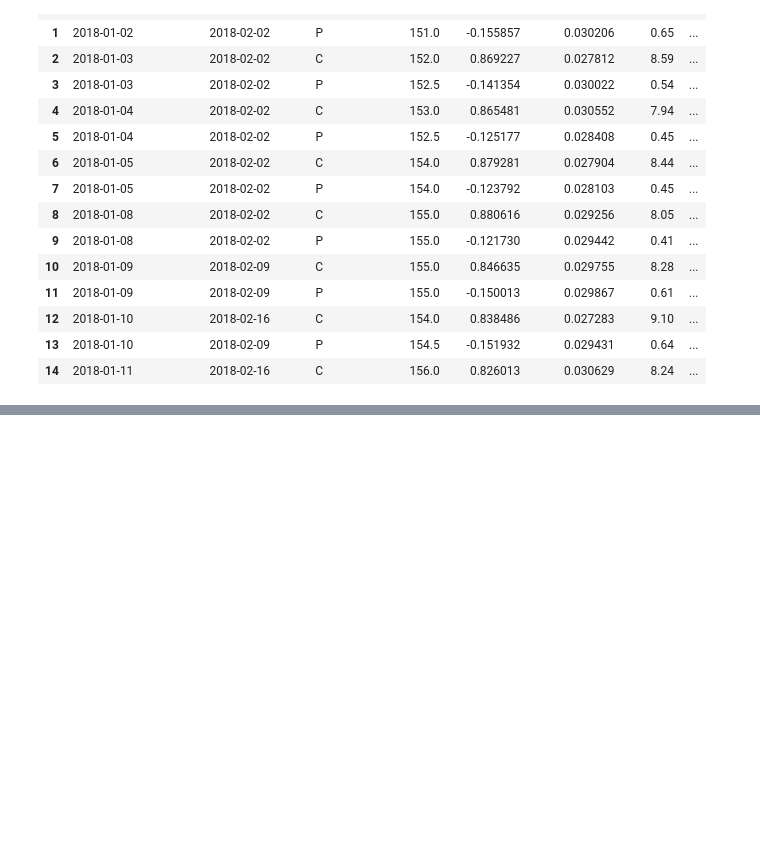
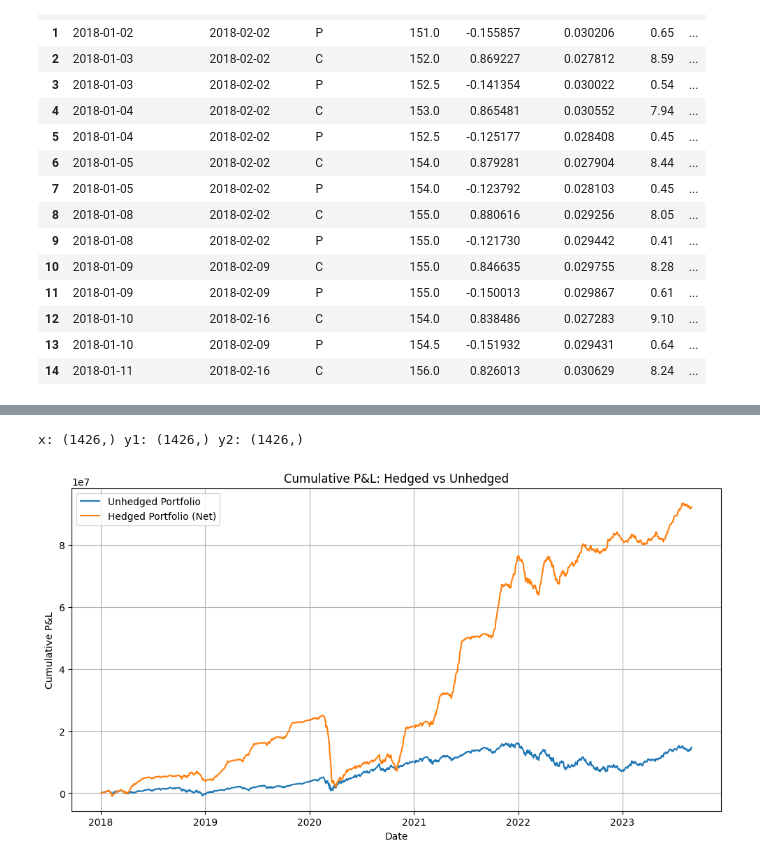
Before and after one commit to CynthiaShiyue/583_RiskManagement_Final_Project, a Jupyter notebook: delta_hedging.ipynb, the cells around one changed output, grey strips where cells are left out. Cells and saved outputs as stored; diff of their text form; code cells hidden in the pictures; blank space fills up the shorter version.

```diff
--- a/delta_hedging.ipynb
+++ b/delta_hedging.ipynb
@@ -444,0 +472,43 @@ Hedge did not help. Net PnL
+# %%
+import matplotlib.pyplot as plt
+import pandas as pd
+
+# 1) Coerce to numeric & drop any bad rows
+final_merged_data['Portfolio_PnL'] = pd.to_numeric(final_merged_data['Portfolio_PnL'], errors='coerce')
+final_merged_data['Net_PnL']       = pd.to_numeric(final_merged_data['Net_PnL'],       errors='coerce')
+
+plot_df = (
+    final_merged_data
+    .loc[:, ['date','Portfolio_PnL','Net_PnL']]
+    .dropna()
+    .copy()
+)
+
+# 2) Make sure date is datetime
+plot_df['date'] = pd.to_datetime(plot_df['date'])
+
+# 3) Compute cumulative P&L
+plot_df['Cum_Unhedged'] = plot_df['Portfolio_PnL'].cumsum()
+plot_df['Cum_Hedged']   = plot_df['Net_PnL'].cumsum()
+
+# 4) Convert to plain numpy arrays
+x  = plot_df['date'].to_numpy()
+y1 = plot_df['Cum_Unhedged'].to_numpy()
+y2 = plot_df['Cum_Hedged'].to_numpy()
+
+# (Optional) sanity-check shapes
+print("x:", x.shape, "y1:", y1.shape, "y2:", y2.shape)
+
+# 5) Plot
+plt.figure(figsize=(12,6))
+plt.plot(x, y1, label='Unhedged Portfolio')
+plt.plot(x, y2, label='Hedged Portfolio (Net)')
+plt.title('Cumulative P&L: Hedged vs Unhedged')
+plt.xlabel('Date')
+plt.ylabel('Cumulative P&L')
+plt.legend()
+plt.grid(True)
+plt.show()
+# %% [output]
+x: (1426,) y1: (1426,) y2: (1426,)
+[figure, added]
```
Also changed, not shown: parts of 10 cells of this notebook, 2 other files.
